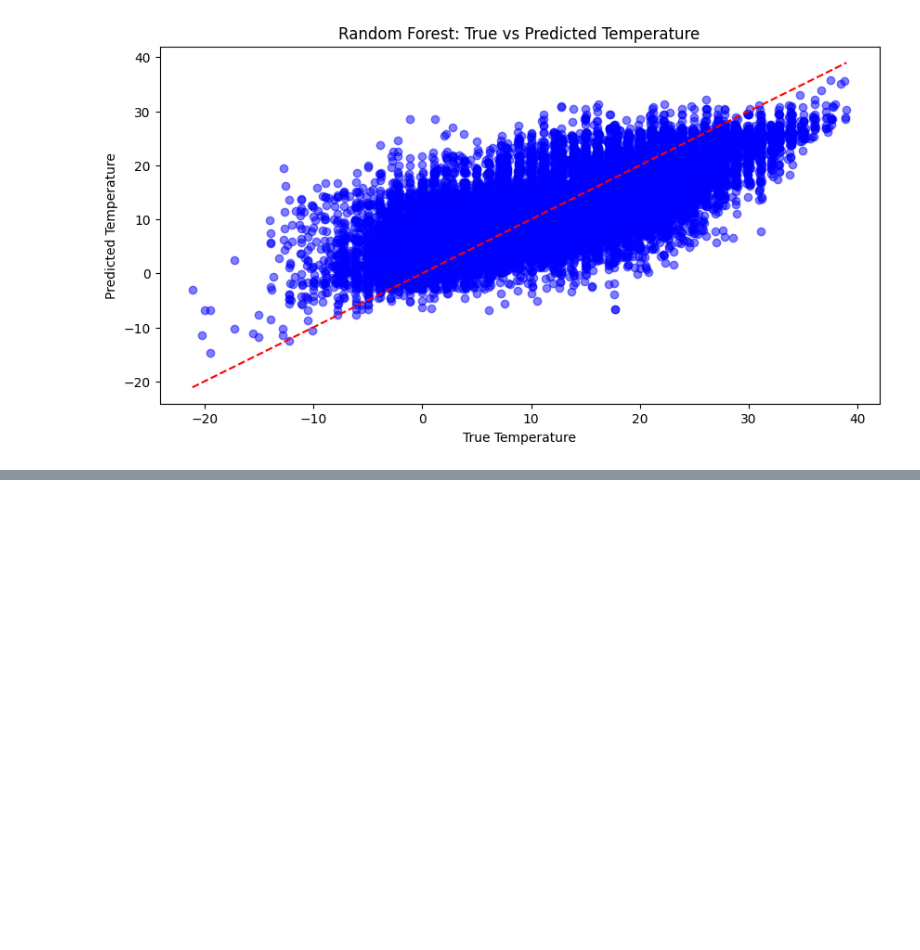
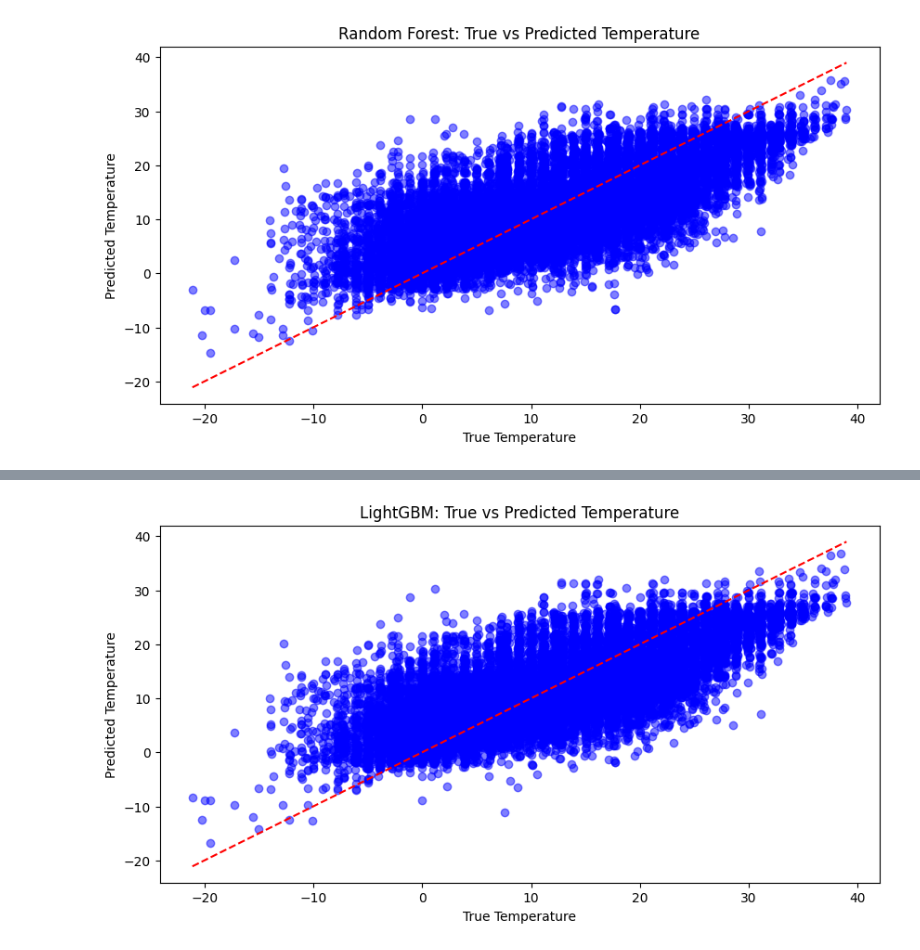
Before and after one commit to teylok/ml_libraries, a Jupyter notebook: DevelopmentPhase.ipynb, the cells around one changed output, grey strips where cells are left out. Drawn from its saved outputs; the diff is of its cells as text; code cells hidden in the pictures; blank space fills up the shorter version.

```diff
--- a/DevelopmentPhase.ipynb
+++ b/DevelopmentPhase.ipynb
@@ -1143,0 +1407,99 @@ R²: 0.5239
+# %%
+import numpy as np
+import pandas as pd
+from sklearn.model_selection import train_test_split, GridSearchCV
+from sklearn.metrics import mean_squared_error, r2_score, mean_absolute_error
+import lightgbm as lgb
+import matplotlib.pyplot as plt
+from time import time
+
+# --- Datenvorbereitung ---
+X = df[['Humidity', 'Visibility (km)']]  # Features
+y = df['Temperature (C)']  # Target variable
+
+# Discretize the target variable to enable stratified sampling
+y_bins = pd.qcut(y, q=10, labels=False)  # Create 10 bins for stratification
+
+# Stratified train-test split
+X_train, X_test, y_train, y_test = train_test_split(X, y, test_size=0.2, random_state=42, stratify=y_bins)
+
+# --- Helper function for Accuracy in Percentage ---
+def calculate_accuracy(metric_value, metric_type='R2', y_test=None, y_pred=None):
+    if metric_type == 'R2':
+        accuracy = max(0, min(1, metric_value)) * 100  # R² in Prozent (max auf 0 setzen, falls negativ)
+    elif metric_type == 'MAE':
+        accuracy = (1 - (metric_value / np.mean(y_test))) * 100  # MAE-Accuracy
+    elif metric_type == 'MSE':
+        accuracy = (1 - (metric_value / np.mean((y_test - np.mean(y_test))**2))) * 100  # MSE-Accuracy
+    else:
+        raise ValueError("Unsupported metric type")
+    return accuracy
+
+# --- Hyperparameter Grid for GridSearch ---
+param_grid = {
+    'num_leaves': [31, 50, 100],  # Number of leaves in one tree
+    'max_depth': [10, 15, 20, -1],  # Max depth of the tree
+    'learning_rate': [0.01, 0.05, 0.1],  # Learning rate
+    'n_estimators': [100, 200, 300],  # Number of trees
+    'subsample': [0.6, 0.8, 1.0],  # Fraction of samples to use for fitting
+    'colsample_bytree': [0.6, 0.8, 1.0]  # Fraction of features to use for each tree
+}
+
+# --- Setup LightGBM ---
+lgb_model = lgb.LGBMRegressor(random_state=42)
+
+# --- Setup GridSearchCV ---
+grid_search = GridSearchCV(estimator=lgb_model,
+                           param_grid=param_grid,
+                           cv=3,  # Cross-validation
+                           n_jobs=-1,  # Use all available CPUs
+                           verbose=2,  # Show progress
+                           scoring='neg_mean_absolute_error',  # Use MAE for scoring
+                           return_train_score=True)
+
+# --- Start Timer ---
+start_time = time()
+
+# --- Perform GridSearch ---
+grid_search.fit(X_train, y_train)
+
+# --- Stop Timer ---
+end_time = time()
+
+# --- Results ---
+print(f"Best parameters found: {grid_search.best_params_}")
+print(f"Best score (negative MAE): {grid_search.best_score_:.4f}")
+print(f"Time taken for GridSearch: {end_time - start_time:.2f} seconds")
+
+# Get the best model
+best_lgb_model = grid_search.best_estimator_
+
+# Predictions with the best model
+y_pred_lgb = best_lgb_model.predict(X_test)
+
+# --- Evaluation ---
+mse_lgb = mean_squared_error(y_test, y_pred_lgb)
+mae_lgb = mean_absolute_error(y_test, y_pred_lgb)
+r2_lgb = r2_score(y_test, y_pred_lgb)
+
+# Calculate accuracy as percentage based on MSE and MAE
+accuracy_mse_lgb = calculate_accuracy(mse_lgb, metric_type='MSE', y_test=y_test)
+accuracy_mae_lgb = calculate_accuracy(mae_lgb, metric_type='MAE', y_test=y_test)
+
+# --- Results ---
+print(f"LightGBM Regression (best model):")
+print(f"Accuracy (MSE): {accuracy_mse_lgb:.2f}%")
+print(f"Mean Squared Error (MSE): {mse_lgb:.4f}")
+print(f"Accuracy (MAE): {accuracy_mae_lgb:.2f}%")
+print(f"Mean Absolute Error (MAE): {mae_lgb:.4f}")
+print(f"R²: {r2_lgb:.4f}")
+
+# --- Visualisation ---
+plt.figure(figsize=(10, 5))
+plt.scatter(y_test, y_pred_lgb, color='blue', alpha=0.5)
+plt.plot([y_test.min(), y_test.max()], [y_test.min(), y_test.max()], color='red', linestyle='--')  # 45-degree line
+plt.title('LightGBM: True vs Predicted Temperature')
+plt.xlabel('True Temperature')
+plt.ylabel('Predicted Temperature')
+plt.show()
+# %% [output]
@@ -1143,0 +1523 @@ R²: 0.5239
+[figure, added]
```
Also changed, not shown: parts of 8 cells of this notebook, 3 other files.
